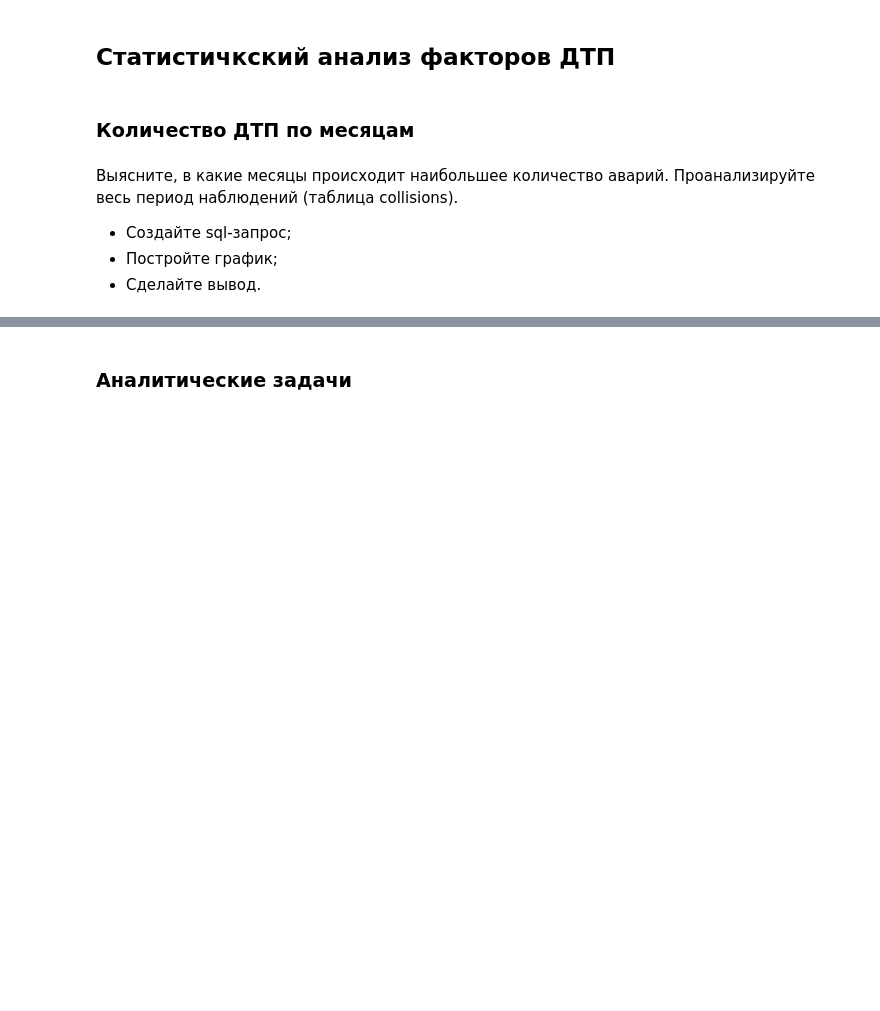
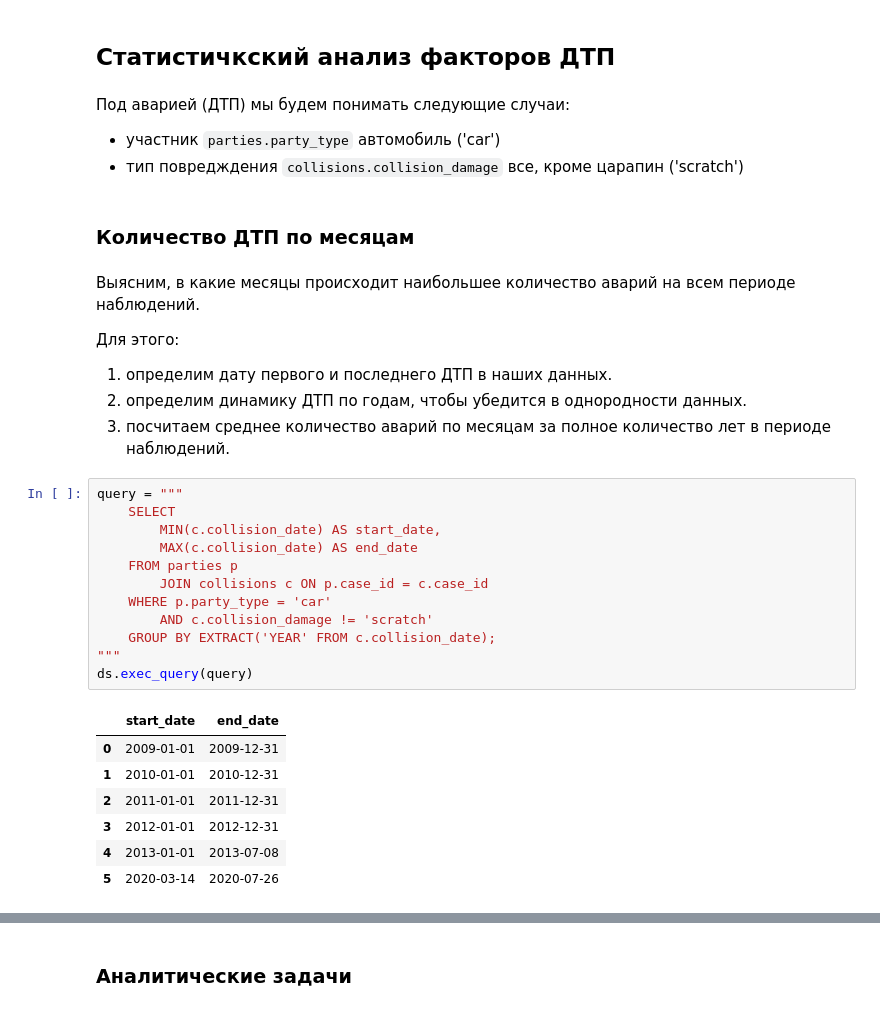
Before and after one commit to dimdasci/yp15-motor-vehicle-collisions, a Jupyter notebook: notebooks/yp15-motor-vehicle-collisions.ipynb, the cells around one changed output, grey strips where cells are left out. Saved outputs shown, nothing was run; the diff lists cells and outputs as text; blank space fills up the shorter version.

```diff
--- a/notebooks/yp15-motor-vehicle-collisions.ipynb
+++ b/notebooks/yp15-motor-vehicle-collisions.ipynb
@@ -403,10 +407,36 @@ vehicles
 - имеется общий ключ для связи таблиц.
 # %% [markdown]
 ## Статистичкский анализ факторов ДТП
+# %% [markdown]
+Под аварией (ДТП) мы будем понимать следующие случаи:
+- участник `parties.party_type` автомобиль ('car')
+- тип повредждения `collisions.collision_damage` все, кроме царапин ('scratch')
 # %% [markdown]
 ### Количество ДТП по месяцам
 # %% [markdown]
-Выясните, в какие месяцы происходит наибольшее количество аварий. Проанализируйте весь период наблюдений (таблица collisions).
-- Создайте sql-запрос;
-- Постройте график;
-- Сделайте вывод.
+Выясним, в какие месяцы происходит наибольшее количество аварий на всем периоде наблюдений.
+
+Для этого:
+1. определим дату первого и последнего ДТП в наших данных.
+1. определим динамику ДТП по годам, чтобы убедится в однородности данных.
+2. посчитаем среднее количество аварий по месяцам за полное количество лет в периоде наблюдений.
+# %%
+query = """
+    SELECT
+        MIN(c.collision_date) AS start_date,
+        MAX(c.collision_date) AS end_date
+    FROM parties p
+        JOIN collisions c ON p.case_id = c.case_id
+    WHERE p.party_type = 'car'
+        AND c.collision_damage != 'scratch'
+    GROUP BY EXTRACT('YEAR' FROM c.collision_date);
+"""
+ds.exec_query(query)
+# %% [output]
+|  | start_date | end_date |
+| 0 | 2009-01-01 | 2009-12-31 |
+| 1 | 2010-01-01 | 2010-12-31 |
+| 2 | 2011-01-01 | 2011-12-31 |
+| 3 | 2012-01-01 | 2012-12-31 |
+| 4 | 2013-01-01 | 2013-07-08 |
+| 5 | 2020-03-14 | 2020-07-26 |
```
Also changed, not shown: parts of 7 cells of this notebook.
